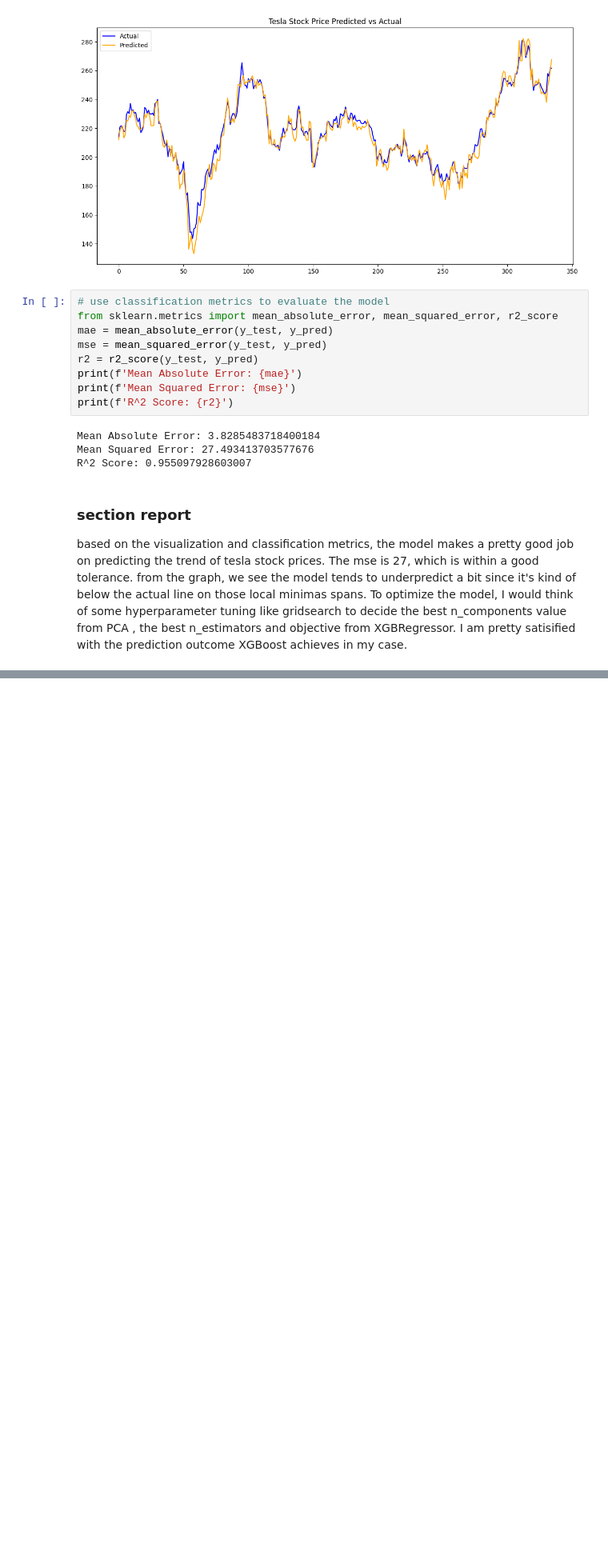
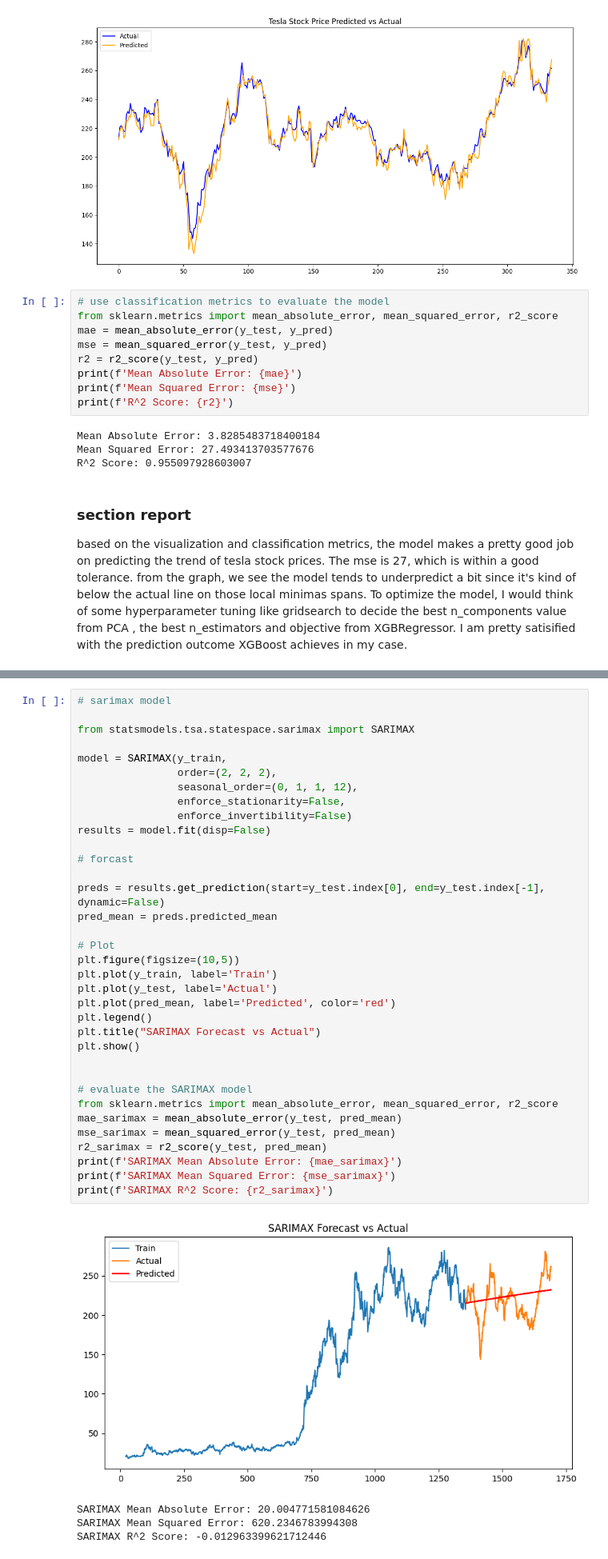
Before and after one commit to haowenjiang1118/AI_cert_project, a Jupyter notebook: capstone/capstone.ipynb, the cells around one changed output, grey strips where cells are left out. Shown at 80% size. Saved outputs shown, nothing was run; the diff lists cells and outputs as text; blank space fills up the shorter version.

```diff
--- a/capstone/capstone.ipynb
+++ b/capstone/capstone.ipynb
@@ -257,0 +316,40 @@ R^2 Score: 0.955097928603007
+# %%
+# sarimax model
+
+from statsmodels.tsa.statespace.sarimax import SARIMAX
+
+model = SARIMAX(y_train,
+                order=(2, 2, 2),
+                seasonal_order=(0, 1, 1, 12),
+                enforce_stationarity=False,
+                enforce_invertibility=False)
+results = model.fit(disp=False)
+
+# forcast
+
+preds = results.get_prediction(start=y_test.index[0], end=y_test.index[-1], dynamic=False)
+pred_mean = preds.predicted_mean
+
+# Plot
+plt.figure(figsize=(10,5))
+plt.plot(y_train, label='Train')
+plt.plot(y_test, label='Actual')
+plt.plot(pred_mean, label='Predicted', color='red')
+plt.legend()
+plt.title("SARIMAX Forecast vs Actual")
+plt.show()
+
+
+# evaluate the SARIMAX model
+from sklearn.metrics import mean_absolute_error, mean_squared_error, r2_score
+mae_sarimax = mean_absolute_error(y_test, pred_mean)
+mse_sarimax = mean_squared_error(y_test, pred_mean)
+r2_sarimax = r2_score(y_test, pred_mean)
+print(f'SARIMAX Mean Absolute Error: {mae_sarimax}')
+print(f'SARIMAX Mean Squared Error: {mse_sarimax}')
+print(f'SARIMAX R^2 Score: {r2_sarimax}')
+# %% [output]
+[figure, added]
+SARIMAX Mean Absolute Error: 20.004771581084626
+SARIMAX Mean Squared Error: 620.2346783994308
+SARIMAX R^2 Score: -0.012963399621712446
```
Also changed, not shown: parts of 11 cells of this notebook.
